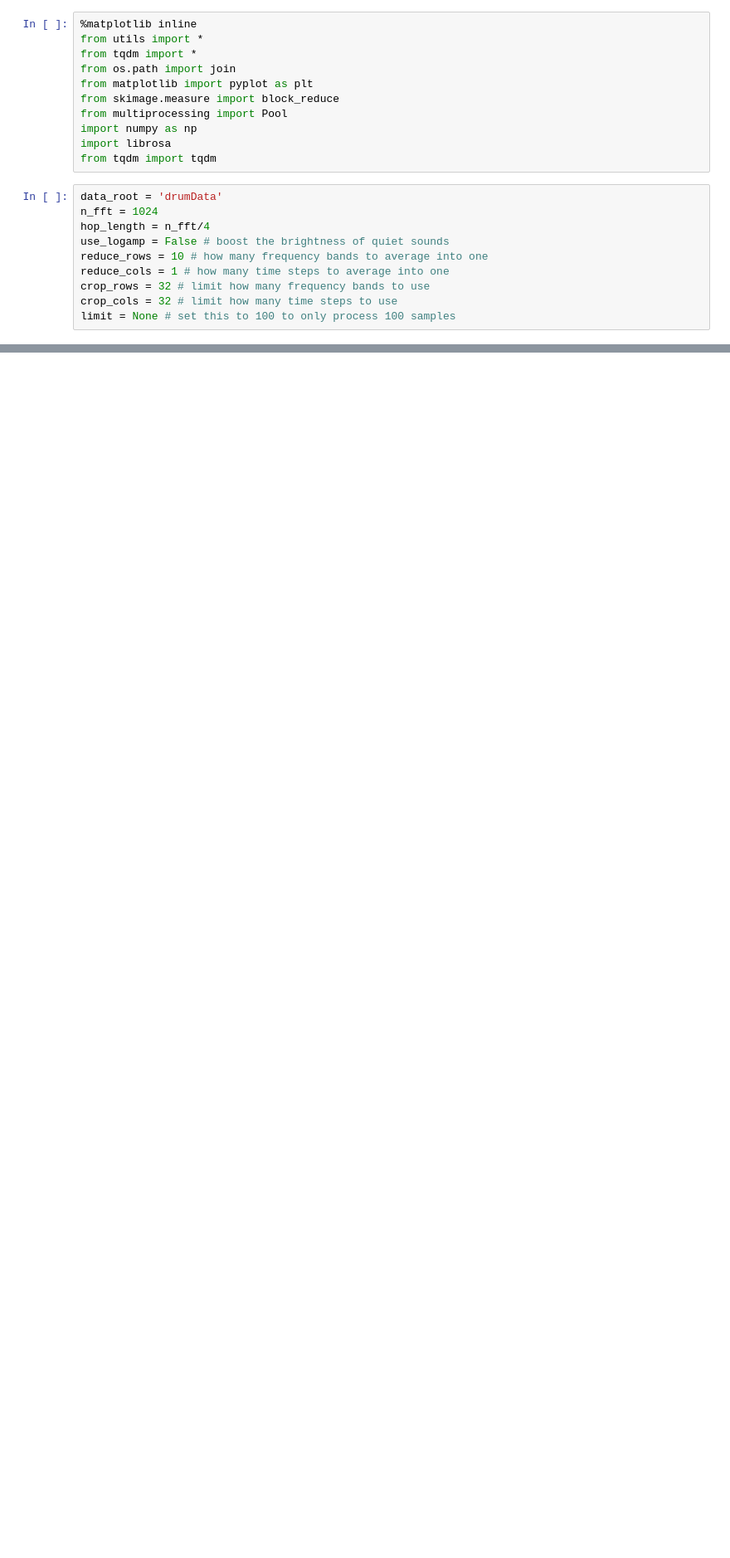
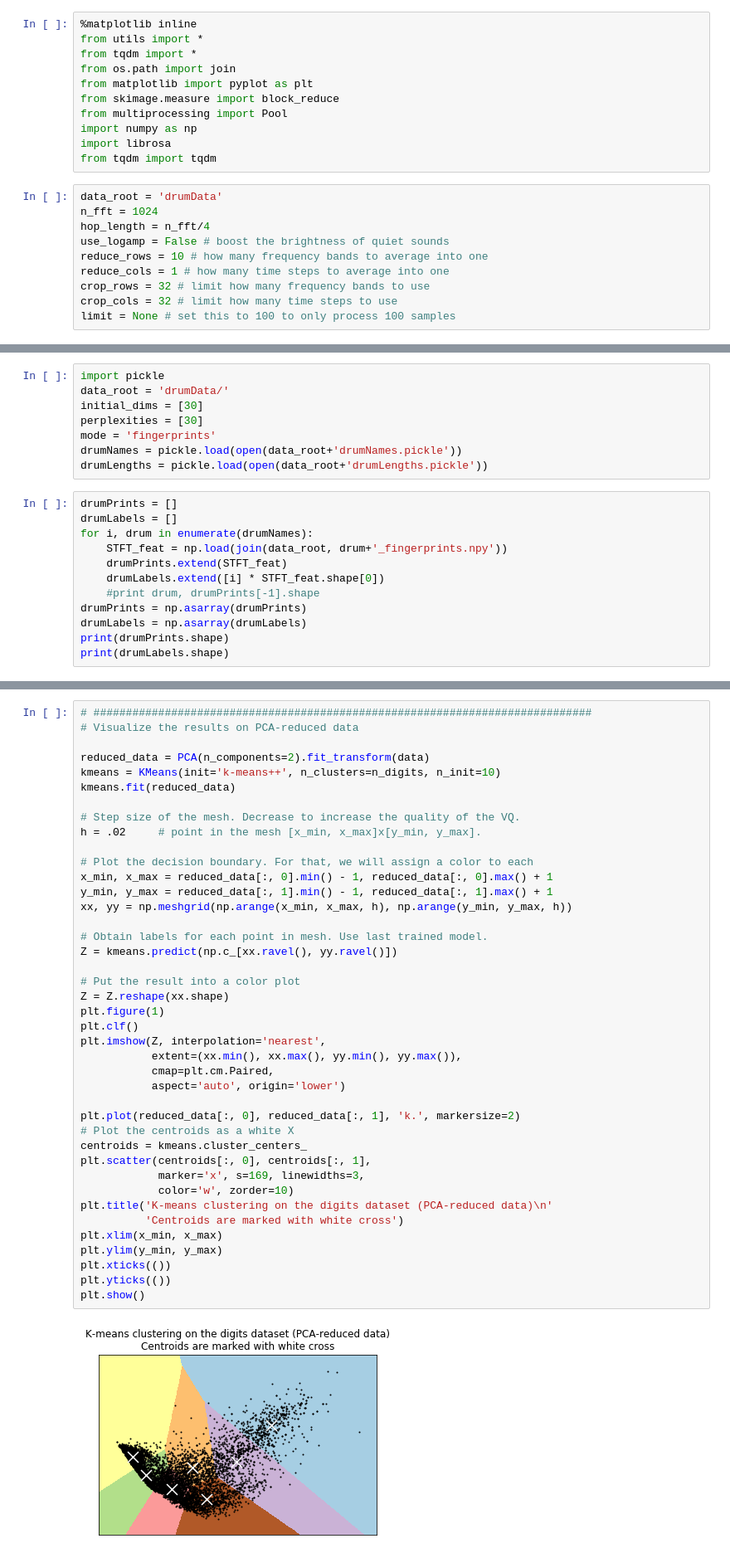
Before and after one commit to AvneeshSarwate/klustr, a Jupyter notebook: audioNotebooks/MIR Features to Clusters.ipynb, the cells around one changed output, grey strips where cells are left out. Shown at 83% size. Saved outputs shown, nothing was run; the diff lists cells and outputs as text; blank space fills up the shorter version.

```diff
--- a/audioNotebooks/MIR Features to Clusters.ipynb
+++ b/audioNotebooks/MIR Features to Clusters.ipynb
@@ -61,0 +361,20 @@ drum_features =
+# %%
+import pickle
+data_root = 'drumData/'
+initial_dims = [30]
+perplexities = [30]
+mode = 'fingerprints'
+drumNames = pickle.load(open(data_root+'drumNames.pickle'))
+drumLengths = pickle.load(open(data_root+'drumLengths.pickle'))
+# %%
+drumPrints = []
+drumLabels = []
+for i, drum in enumerate(drumNames):
+    STFT_feat = np.load(join(data_root, drum+'_fingerprints.npy'))
+    drumPrints.extend(STFT_feat)
+    drumLabels.extend([i] * STFT_feat.shape[0])
+    #print drum, drumPrints[-1].shape
+drumPrints = np.asarray(drumPrints)
+drumLabels = np.asarray(drumLabels)
+print(drumPrints.shape)
+print(drumLabels.shape)
@@ -61,0 +453,43 @@ drum_features =
+# %%
+# #############################################################################
+# Visualize the results on PCA-reduced data
+
+reduced_data = PCA(n_components=2).fit_transform(data)
+kmeans = KMeans(init='k-means++', n_clusters=n_digits, n_init=10)
+kmeans.fit(reduced_data)
+
+# Step size of the mesh. Decrease to increase the quality of the VQ.
+h = .02     # point in the mesh [x_min, x_max]x[y_min, y_max].
+
+# Plot the decision boundary. For that, we will assign a color to each
+x_min, x_max = reduced_data[:, 0].min() - 1, reduced_data[:, 0].max() + 1
+y_min, y_max = reduced_data[:, 1].min() - 1, reduced_data[:, 1].max() + 1
+xx, yy = np.meshgrid(np.arange(x_min, x_max, h), np.arange(y_min, y_max, h))
+
+# Obtain labels for each point in mesh. Use last trained model.
+Z = kmeans.predict(np.c_[xx.ravel(), yy.ravel()])
+
+# Put the result into a color plot
+Z = Z.reshape(xx.shape)
+plt.figure(1)
+plt.clf()
+plt.imshow(Z, interpolation='nearest',
+           extent=(xx.min(), xx.max(), yy.min(), yy.max()),
+           cmap=plt.cm.Paired,
+           aspect='auto', origin='lower')
+
+plt.plot(reduced_data[:, 0], reduced_data[:, 1], 'k.', markersize=2)
+# Plot the centroids as a white X
+centroids = kmeans.cluster_centers_
+plt.scatter(centroids[:, 0], centroids[:, 1],
+            marker='x', s=169, linewidths=3,
+            color='w', zorder=10)
+plt.title('K-means clustering on the digits dataset (PCA-reduced data)\n'
+          'Centroids are marked with white cross')
+plt.xlim(x_min, x_max)
+plt.ylim(y_min, y_max)
+plt.xticks(())
+plt.yticks(())
+plt.show()
+# %% [output]
+[figure, added]
```
Also changed, not shown: parts of 32 cells of this notebook.
